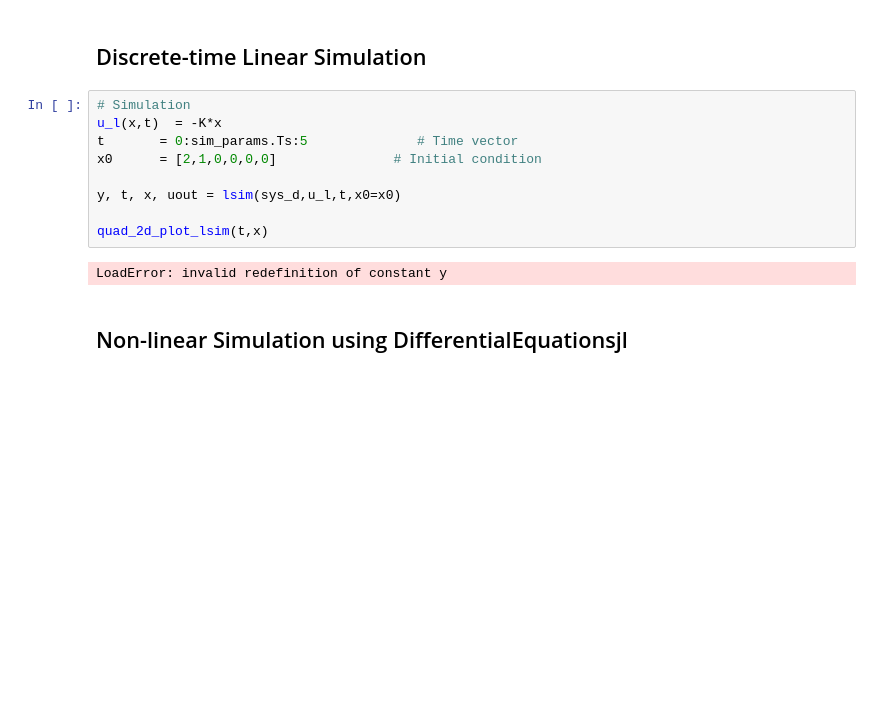
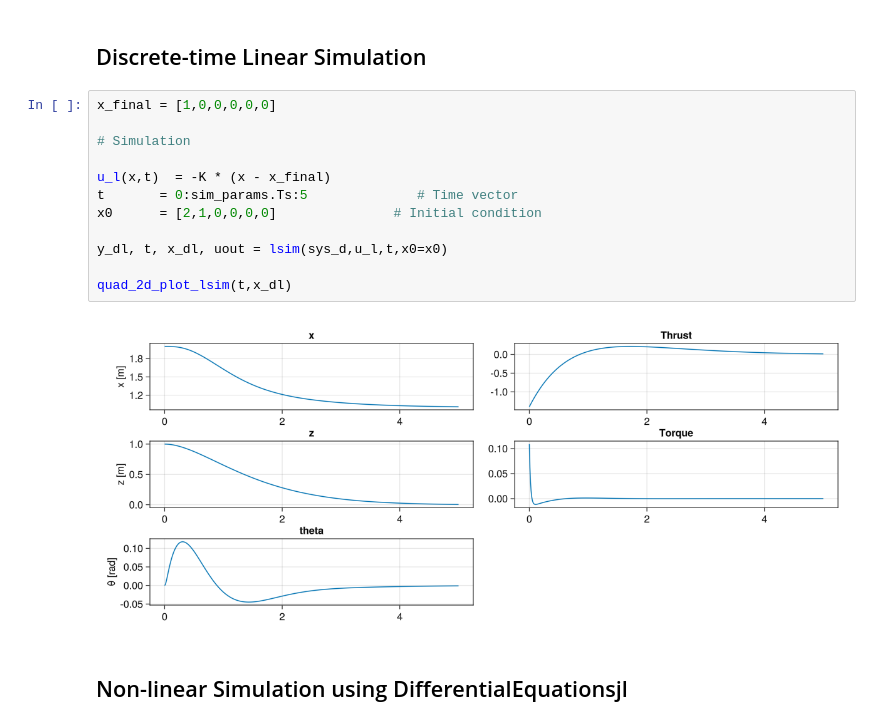
Before and after one commit to sarath-menon/robotics-tutorial-notebooks, a Jupyter notebook: dynamics/julia/demos/quad_2d/quad_2d_diffeq.ipynb, the cells around one changed output. Saved outputs shown, nothing was run; the diff lists cells and outputs as text; blank space fills up the shorter version.

```diff
--- a/dynamics/julia/demos/quad_2d/quad_2d_diffeq.ipynb
+++ b/dynamics/julia/demos/quad_2d/quad_2d_diffeq.ipynb
@@ -59,16 +57,19 @@ const K::Array{Float64}  = lqr(sys_d,Q,R)
 # %% [markdown]
 ## Discrete-time Linear Simulation
 # %%
+x_final = [1,0,0,0,0,0]
+
 # Simulation
-u_l(x,t)  = -K*x
+
+u_l(x,t)  = -K * (x - x_final)
 t       = 0:sim_params.Ts:5              # Time vector
 x0      = [2,1,0,0,0,0]               # Initial condition
 
-y, t, x, uout = lsim(sys_d,u_l,t,x0=x0)
+y_dl, t, x_dl, uout = lsim(sys_d,u_l,t,x0=x0)
 
-quad_2d_plot_lsim(t,x)
+quad_2d_plot_lsim(t,x_dl)
 # %% [output]
-LoadError: invalid redefinition of constant y
+[figure, added]
 # %% [markdown]
 ## Non-linear Simulation using DifferentialEquationsjl
 # %%
```
Also changed, not shown: parts of 6 cells of this notebook, 2 other files.
